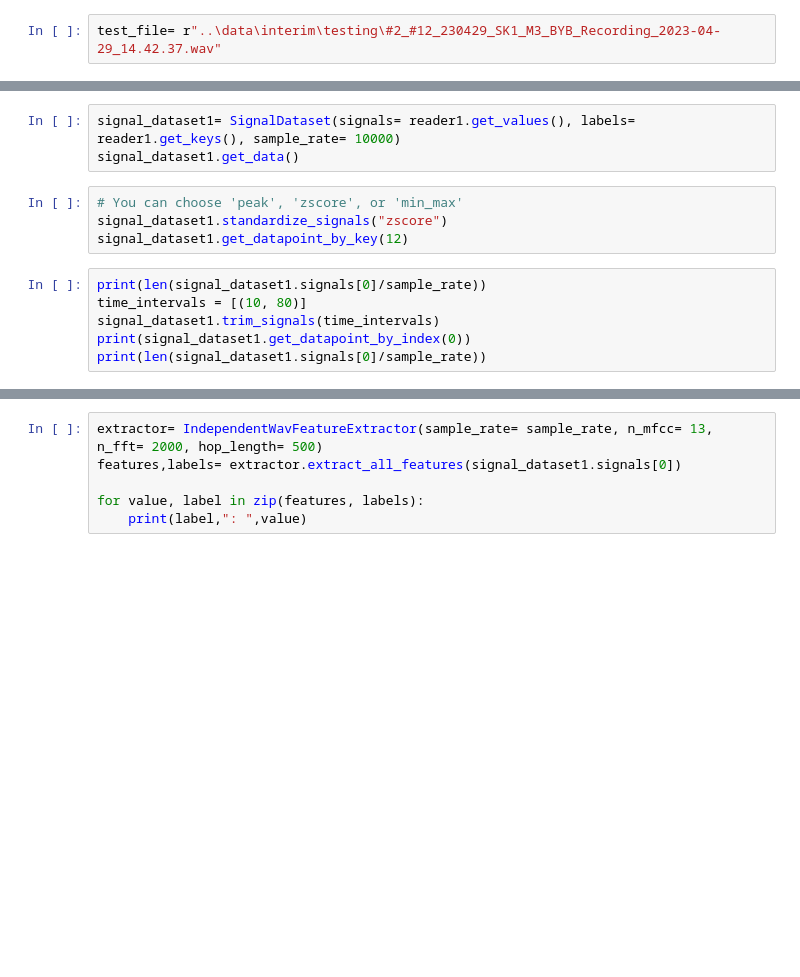
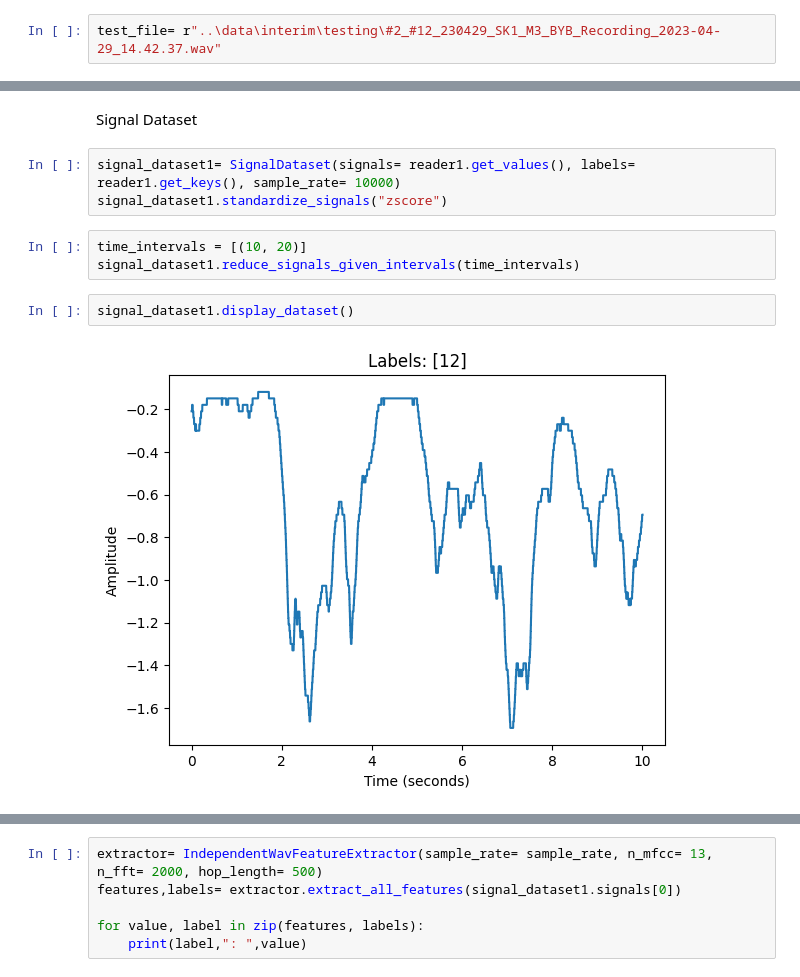
Before and after one commit to alvaro-francisco-gil/plant-reactivity-analysis, a Jupyter notebook: notebooks/testing.ipynb, the cells around one changed output, grey strips where cells are left out. Drawn from its saved outputs; the diff is of its cells as text; blank space fills up the shorter version.

```diff
--- a/notebooks/testing.ipynb
+++ b/notebooks/testing.ipynb
@@ -18,13 +19,12 @@ reader1.get_data()
+# %% [markdown]
+Signal Dataset
 # %%
 signal_dataset1= SignalDataset(signals= reader1.get_values(), labels= reader1.get_keys(), sample_rate= 10000)
-signal_dataset1.get_data()
+signal_dataset1.standardize_signals("zscore")
-# %%
-# You can choose 'peak', 'zscore', or 'min_max'
-signal_dataset1.standardize_signals("zscore")
-signal_dataset1.get_datapoint_by_key(12)
-# %%
-print(len(signal_dataset1.signals[0]/sample_rate))
-time_intervals = [(10, 80)]
-signal_dataset1.trim_signals(time_intervals)
-print(signal_dataset1.get_datapoint_by_index(0))
-print(len(signal_dataset1.signals[0]/sample_rate))
+# %%
+time_intervals = [(10, 20)]
+signal_dataset1.reduce_signals_given_intervals(time_intervals)
+# %%
+signal_dataset1.display_dataset()
+# %% [output]
+[figure, added]
```
Also changed, not shown: parts of 3 cells of this notebook, 8 other files.
